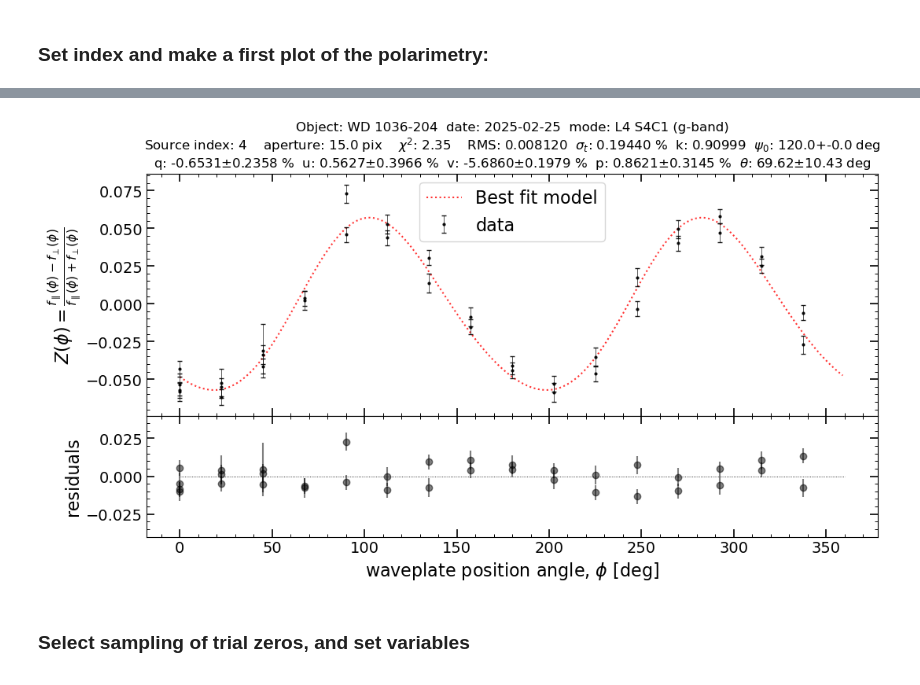
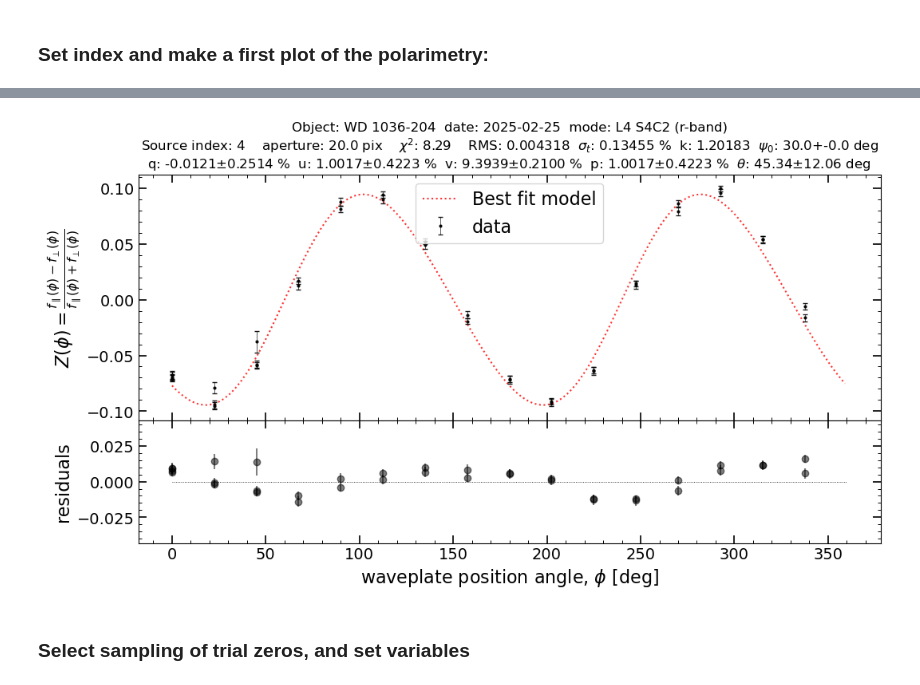
Before and after one commit to edermartioli/sparc4-pipeline, a Jupyter notebook: notebooks/sp4_calibrate_zero_from_circular_std.ipynb, the cells around one changed output, grey strips where cells are left out. Cells and saved outputs as stored; diff of their text form; code cells hidden in the pictures.

```diff
--- a/notebooks/sp4_calibrate_zero_from_circular_std.ipynb
+++ b/notebooks/sp4_calibrate_zero_from_circular_std.ipynb
@@ -39,7 +39,7 @@ for ch in range(1,5) :
 ### Plot stack to visually identify target index:
 # %%
 # set channel: 1 (g-band), 2 (r-band), 3 (i-band), or 4 (z-band)
-channel = 1
+channel = 2
 
 # plot stack to check the stack image of the field and detected sources:
 s4plt.plot_sci_polar_frame(s4[channel-1])
@@ -49,7 +49,7 @@ s4plt.plot_sci_polar_frame(s4[channel-1])
 ### Set index and make a first plot of the polarimetry:
 # %%
 source_index = 4 # set target index
-zero_guess = 120 # set zero of waveplate, in degrees
+zero_guess = 30 # set zero of waveplate, in degrees
 
 # get polarimetry results for the selected channel, source, and zero value:
 pol_results = s4pipelib.get_polarimetry_results(p4[channel-1],
@@ -73,4 +73,4 @@ pol_results = s4pipelib.get_polarimetry_results(p4[channel-1],
-[figure, old version]
+[figure, new version]
 # %% [markdown]
 ### Select sampling of trial zeros, and set variables
 # %%
```
Also changed, not shown: parts of 6 cells of this notebook.
